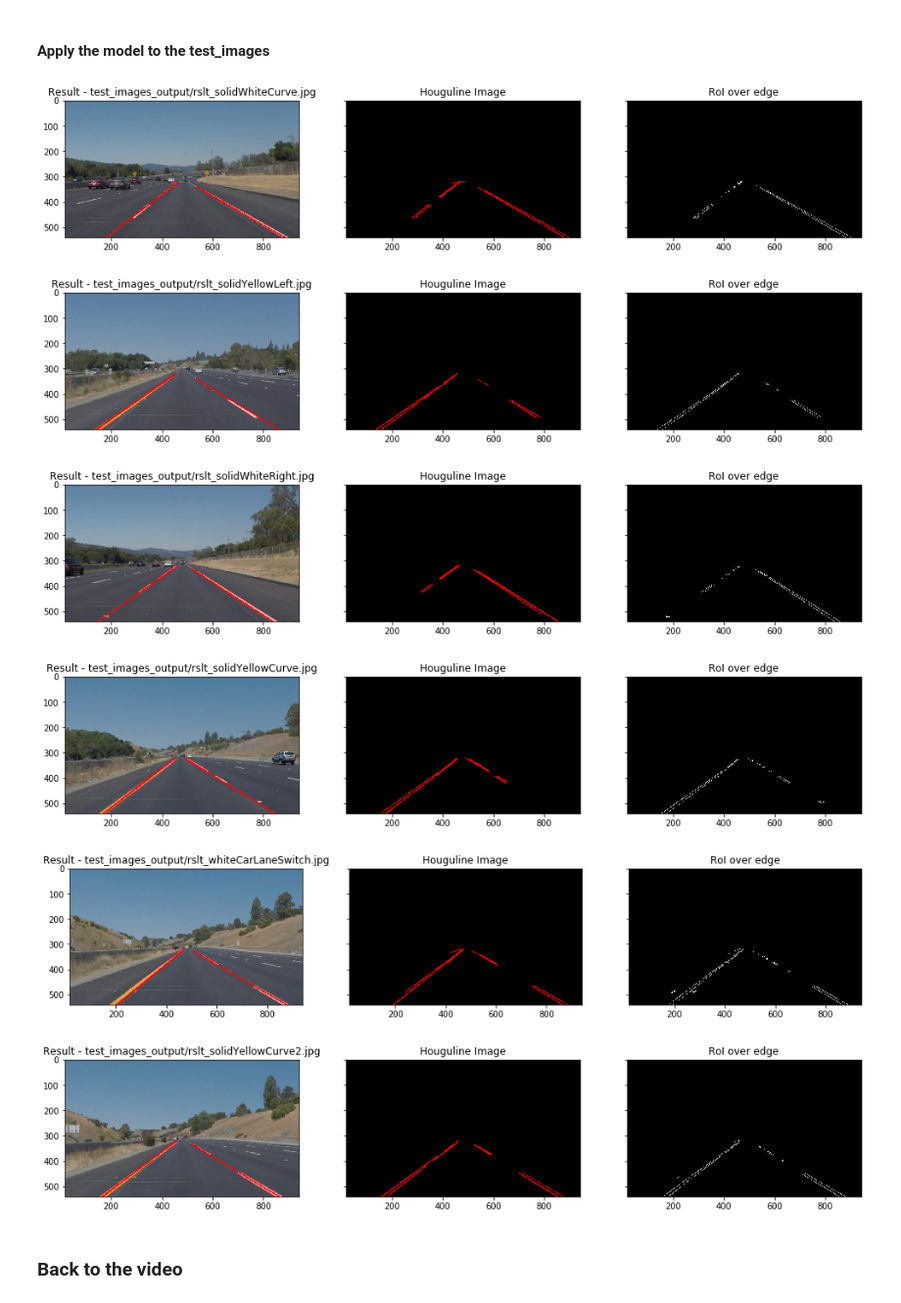
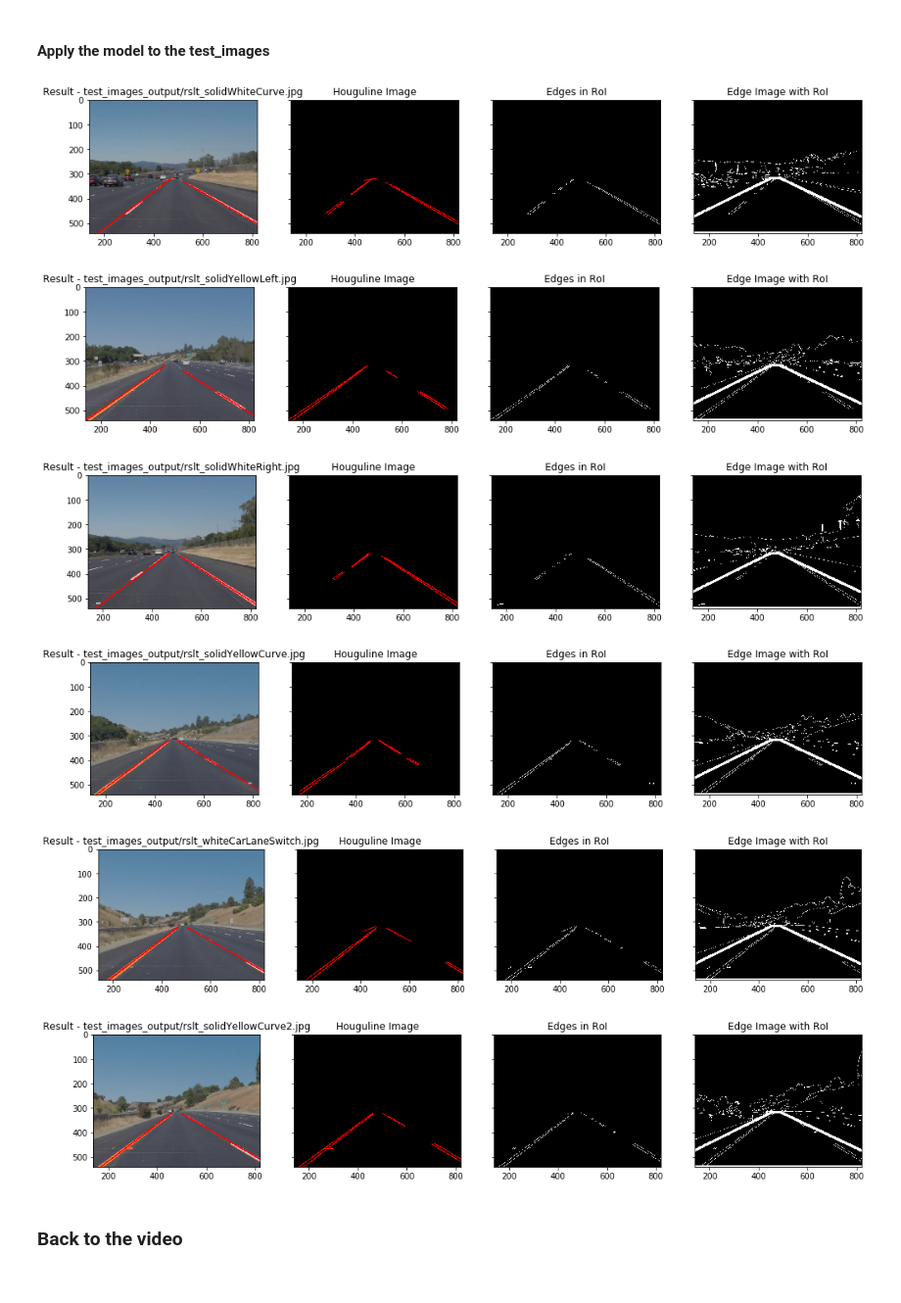
Before and after one commit to papaispicolo/CarND-LaneLines-P1, a Jupyter notebook: P1.ipynb, the cells around one changed output. Shown at 98% size. Saved outputs shown, nothing was run; the diff lists cells and outputs as text; code cells hidden in the pictures.

```diff
--- a/P1.ipynb
+++ b/P1.ipynb
@@ -199,7 +202,7 @@ Try tuning the various parameters, especially the low and high Canny thresholds
 import os
 import glob
 
-test_images = glob.glob('test_images/*.jpg')
+test_images = glob.glob('test_images/[!Challenge]*.jpg')
 
 def process_frame(fname):
     '''
@@ -219,7 +222,15 @@ def process_frame(fname):
     edges = canny(blur_gray, 50, 150)
 
     imshape = image.shape
-    vertices = np.array([[(0,imshape[0]),(450, 320), (490, 320), (imshape[1],imshape[0])]], dtype=np.int32)
+    ratio_center_x_left = 0.47
+    ratio_center_x_right = 0.51
+    ratio_center_y_heighgt = 0.59
+
+    center_x_left = int(imshape[1]*ratio_center_x_left)
+    center_x_right= int(imshape[1]*ratio_center_x_right)
+    center_y_height = int(imshape[0]*ratio_center_y_heighgt)
+
+    vertices = np.array([[(0,imshape[0]),(center_x_left, center_y_height), (center_x_right, center_y_height), (imshape[1],imshape[0])]], dtype=np.int32)
 
     roi = region_of_interest(edges, vertices)
 
@@ -235,7 +246,7 @@ def process_frame(fname):
     result_path = 'test_images_output/rslt_'+os.path.basename(fname)
     cv2.imwrite(result_path,cv2.cvtColor(lanes,cv2.COLOR_BGR2RGB))
 
-    f, axarr = plt.subplots(1, 3, figsize=(17,3), sharey=True)
+    f, axarr = plt.subplots(1, 4, figsize=(17,3), sharey=True)
     axarr[0].imshow(lanes)
     axarr[0].set_title("Result - " + result_path)
 
@@ -243,11 +254,15 @@ def process_frame(fname):
     axarr[1].set_title("Houguline Image")
 
     axarr[2].imshow(cv2.cvtColor(roi,cv2.COLOR_GRAY2RGB))
-    axarr[2].set_title("RoI over edge")
+    axarr[2].set_title("Edges in ROI")
+
+    edge_roi = cv2.polylines(edges,vertices,True,(255,255,255), thickness=10)
+    axarr[3].imshow(cv2.cvtColor(edge_roi,cv2.COLOR_GRAY2RGB))
+    axarr[3].set_title("RoI over edge")
 
     return lanes, lines
 
 
-for fname in test_images :
+for fname in test_images[1:] :
     process_frame(fname)
 # %% [output]
@@ -539,7 +566,7 @@ Text(0.5,1,'testing expolated line')
 import os
 import glob
 
-test_images = glob.glob('test_images/*.jpg')
+test_images = glob.glob('test_images/[!Challenge]*.jpg')
 
 def process_frame_ext_line(fname):
     image = cv2.cvtColor(cv2.imread(fname), cv2.COLOR_RGB2BGR)
@@ -549,45 +576,57 @@ def process_frame_ext_line(fname):
     edges = canny(blur_gray, 50, 150)
 
     imshape = image.shape
-    vertices = np.array([[(0,imshape[0]),(450, 320), (490, 320), (imshape[1],imshape[0])]], dtype=np.int32)
+    ratio_center_x_left = 0.47
+    ratio_center_x_right = 0.51
+    ratio_center_y_heighgt = 0.59
+
+    center_x_left = int(imshape[1]*ratio_center_x_left)
+    center_x_right= int(imshape[1]*ratio_center_x_right)
+    center_y_height = int(imshape[0]*ratio_center_y_heighgt)
+
+    vertices = np.array([[(0,imshape[0]),(center_x_left, center_y_height), (center_x_right, center_y_height), (imshape[1],imshape[0])]], dtype=np.int32)
 
     roi = region_of_interest(edges, vertices)
 
     rho = 2 # distance resolution in pixels of the Hough grid
     theta = np.pi/180 # angular resolution in radians of the Hough grid
     threshold = 15     # minimum number of votes (intersections in Hough grid cell)
     min_line_len = 40  #minimum number of pixels making up a line
     max_line_gap = 20  # maximum gap in pixels between connectable line segments
 
     houghline_img, lines = hough_lines(roi, rho, theta, threshold, min_line_len, max_line_gap)
     lanes = weighted_img(houghline_img,image)
     draw_extrapolated_lines(lanes,lines)
 
     result_path = 'test_images_output/rslt_'+os.path.basename(fname)
     cv2.imwrite(result_path,cv2.cvtColor(lanes,cv2.COLOR_BGR2RGB))
 
-    f, axarr = plt.subplots(1, 3, figsize=(17,3), sharey=True)
+    f, axarr = plt.subplots(1, 4, figsize=(17,3), sharey=True)
     axarr[0].imshow(lanes)
     axarr[0].set_title("Result - " + result_path)
 
     axarr[1].imshow(houghline_img)
     axarr[1].set_title("Houguline Image")
 
     axarr[2].imshow(cv2.cvtColor(roi,cv2.COLOR_GRAY2RGB))
-    axarr[2].set_title("RoI over edge")
+    axarr[2].set_title("Edges in RoI")
+
+    edge_roi = cv2.polylines(edges,vertices,True,(255,255,255), thickness=10)
+    axarr[3].imshow(cv2.cvtColor(edge_roi,cv2.COLOR_GRAY2RGB))
+    axarr[3].set_title("Edge Image with RoI")
 
     return lanes, lines
 
 
 for fname in test_images :
     process_frame_ext_line(fname)
 # %% [output]
-[figure, old version]
+[figure, new version]
-[figure, old version]
+[figure, new version]
-[figure, old version]
+[figure, new version]
-[figure, old version]
+[figure, new version]
-[figure, old version]
+[figure, new version]
-[figure, old version]
+[figure, new version]
 # %% [markdown]
 ### Back to the video
 # %%
```
Also changed, not shown: parts of 27 cells of this notebook, 19 other files.
